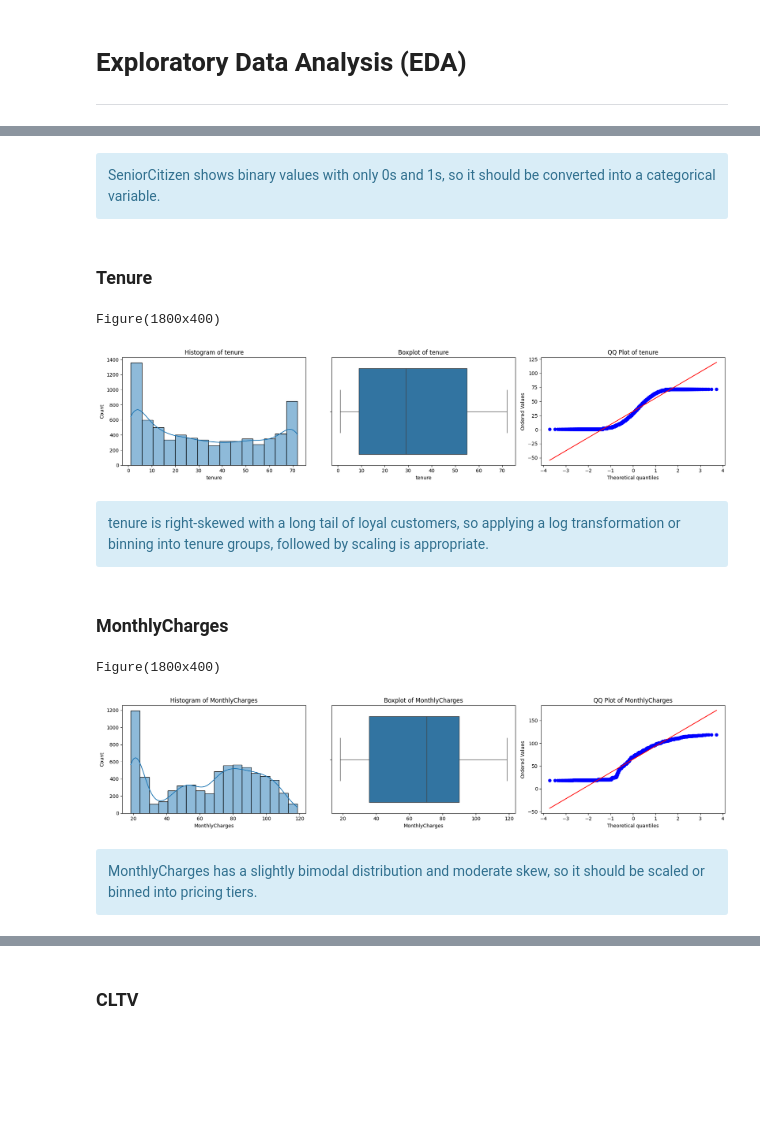
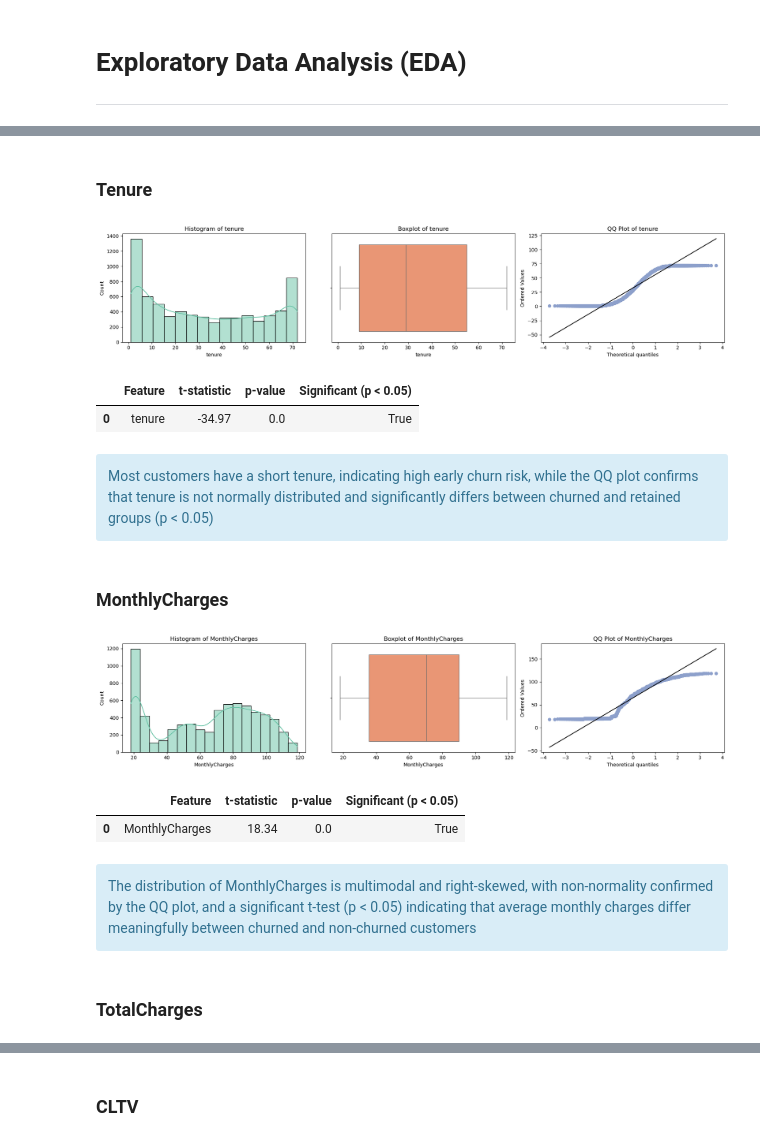
Before and after one commit to Christian-Chrata/Telco-Customer-Churn, a Jupyter notebook: Telco Customer Churn.ipynb, the cells around one changed output, grey strips where cells are left out. Drawn from its saved outputs; the diff is of its cells as text; code cells hidden in the pictures; blank space fills up the shorter version.

```diff
--- a/Telco Customer Churn.ipynb
+++ b/Telco Customer Churn.ipynb
@@ -481,0 +397,2 @@ outlier_df.sort_values(by="Outlier Count", ascending=False)
+# %%
+df[["TotalCharges"]] = df[["TotalCharges"]].astype(float)
@@ -550,4 +450,0 @@ for col in cols:
-# %%
-df[["MonthlyCharges", "TotalCharges"]] = df[["MonthlyCharges", "TotalCharges"]].astype(
-    float
-)
@@ -560,10 +451,10 @@ df[["MonthlyCharges", "TotalCharges"]] = df[["MonthlyCharges", "TotalCharges"]].
 # %%
 df["AgeGroup"] = pd.NA
-df.loc[df["Under 30"] == 1, "AgeGroup"] = "Under 30"
-df.loc[(df["Under 30"] == 0) & (df["SeniorCitizen"] == 0), "AgeGroup"] = (
+df.loc[df["Under 30"] == "Yes", "AgeGroup"] = "Under 30"
+df.loc[(df["Under 30"] == "No") & (df["SeniorCitizen"] == "No"), "AgeGroup"] = (
     "Middle Age (30–59)"
 )
-df.loc[df["SeniorCitizen"] == 1, "AgeGroup"] = "Senior (≥ 60)"
+df.loc[df["SeniorCitizen"] == "Yes", "AgeGroup"] = "Senior (≥ 60)"
 
 # Set AgeGroup as categorical with order
 df["AgeGroup"] = pd.Categorical(
@@ -582,18 +475,35 @@ df["AgeGroup"] = pd.Categorical(
 # %%
-def showHistBoxQQ(col):
+def showQuantiDist(col):
     fig, axes = plt.subplots(1, 3, figsize=(18, 4))
-    print(fig)
-    # Histogram
-    sns.histplot(df[col].dropna(), ax=axes[0], kde=True)
+
+    # Histogram with Set2 palette (manually apply color)
+    sns.histplot(
+        df[col].dropna(), ax=axes[0], kde=True, color=sns.color_palette("Set2")[0]
+    )
     axes[0].set_title(f"Histogram of {col}")
 
-    # Boxplot
-    sns.boxplot(x=df[col], ax=axes[1])
+    # Boxplot with Set2 palette
+    sns.boxplot(x=df[col], ax=axes[1], color=sns.color_palette("Set2")[1])
     axes[1].set_title(f"Boxplot of {col}")
 
-    # QQPlot
+    # QQPlot (color not directly applicable, but set manually)
     stats.probplot(df[col].dropna(), dist="norm", plot=axes[2])
+    axes[2].get_lines()[0].set_color(sns.color_palette("Set2")[2])  # Data points
+    axes[2].get_lines()[1].set_color("black")  # QQ line
     axes[2].set_title(f"QQ Plot of {col}")
 
     fig.tight_layout()
     plt.show()
+
+    # Inferential Analysis
+    churned = df[df["Churn"] == "Yes"][col]
+    not_churned = df[df["Churn"] == "No"][col]
+    t_stat, p = ttest_ind(churned, not_churned, equal_var=False)
+
+    ttest_result = {
+        "Feature": col,
+        "t-statistic": round(t_stat, 2),
+        "p-value": round(p, 4),
+        "Significant (p < 0.05)": p < 0.05,
+    }
+    display(pd.DataFrame([ttest_result]))
@@ -607,20 +510,26 @@ Figure(1800x400)
-# %% [markdown]
-<div class="alert alert-info" role="alert">SeniorCitizen shows binary values with only 0s and 1s, so it should be converted into a categorical variable.</div>
 # %% [markdown]
 ### Tenure
 # %%
-showHistBoxQQ("tenure")
+showQuantiDist("tenure")
 # %% [output]
-Figure(1800x400)
-[figure, old version]
+[figure, new version]
+|  | Feature | t-statistic | p-value | Significant (p < 0.05) |
+| 0 | tenure | -34.97 | 0.0 | True |
-# %% [markdown]
-<div class="alert alert-info" role="alert">tenure is right-skewed with a long tail of loyal customers, so applying a log transformation or binning into tenure groups, followed by scaling is appropriate.</div>
+# %% [markdown]
+<div class="alert alert-info">
+    Most customers have a short tenure, indicating high early churn risk, while the QQ plot confirms that tenure is not normally distributed and significantly differs between churned and retained groups (p < 0.05)
+</div>
 # %% [markdown]
 ### MonthlyCharges
 # %%
-showHistBoxQQ("MonthlyCharges")
+showQuantiDist("MonthlyCharges")
 # %% [output]
-Figure(1800x400)
-[figure, old version]
+[figure, new version]
+|  | Feature | t-statistic | p-value | Significant (p < 0.05) |
+| 0 | MonthlyCharges | 18.34 | 0.0 | True |
-# %% [markdown]
-<div class="alert alert-info" role="alert">MonthlyCharges has a slightly bimodal distribution and moderate skew, so it should be scaled or binned into pricing tiers.</div>
+# %% [markdown]
+<div class="alert alert-info">
+    The distribution of MonthlyCharges is multimodal and right-skewed, with non-normality confirmed by the QQ plot, and a significant t-test (p < 0.05) indicating that average monthly charges differ meaningfully between churned and non-churned customers
+</div>
+# %% [markdown]
+### TotalCharges
```
Also changed, not shown: parts of 309 cells of this notebook, 3 other files.
